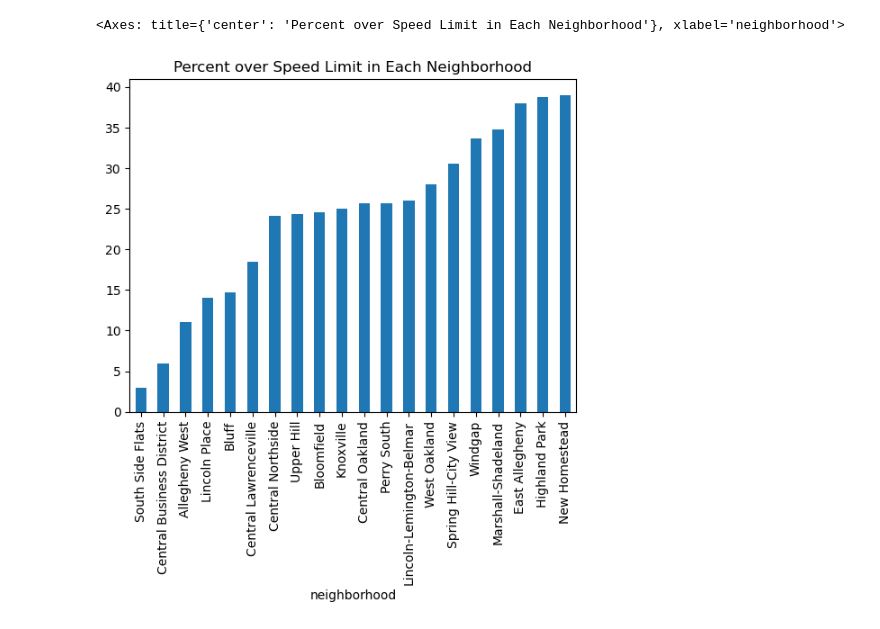
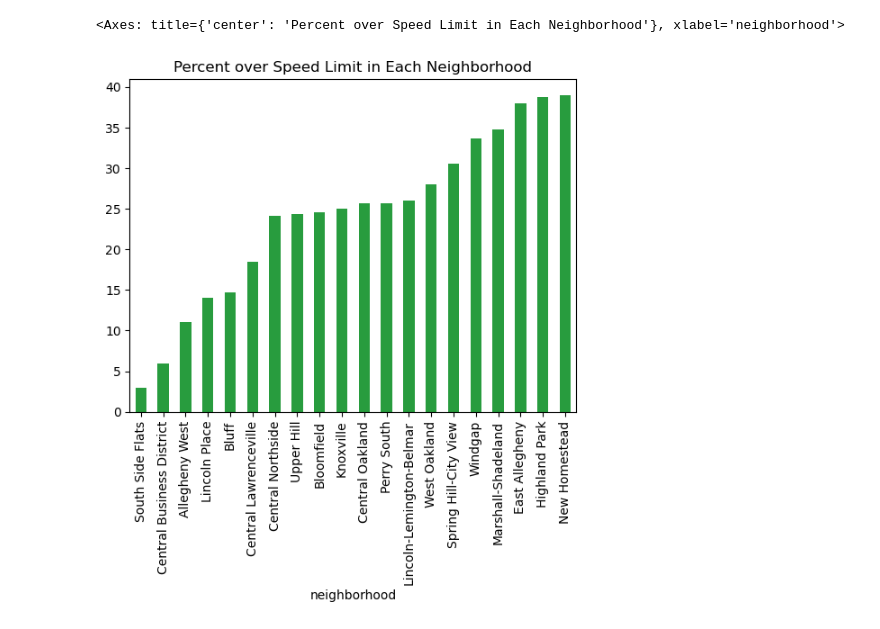
Before and after one commit to pollynaneva/finalneighborhoodproject, a Jupyter notebook: PollyData/Neighborhood.ipynb, the cells around one changed output. Saved outputs shown, nothing was run; the diff lists cells and outputs as text; code cells hidden in the pictures.

```diff
--- a/PollyData/Neighborhood.ipynb
+++ b/PollyData/Neighborhood.ipynb
@@ -1,13 +1,13 @@
 # %%
 import pandas as pd
 import numpy as np
 trafficData = pd.read_csv("Traffic.csv", index_col="_id")
 df = trafficData[["neighborhood", "percent_over_limit"]]
 df = df.dropna(subset=["percent_over_limit"])
 avg = df.groupby("neighborhood")["percent_over_limit"].mean()
 avg = avg.nsmallest(n=20)
-avg.plot(x='Neighborhoods', y='Percent over Speed Limit', kind='bar', title='Percent over Speed Limit in Each Neighborhood')
+avg.plot(x='Neighborhoods', y='Percent over Speed Limit', kind='bar', title='Percent over Speed Limit in Each Neighborhood', color='#289c3e')
 # %% [output]
 <Axes: title={'center': 'Percent over Speed Limit in Each Neighborhood'}, xlabel='neighborhood'>
-[figure, old version]
+[figure, new version]
 # %% [markdown]
```
Also changed, not shown: parts of 5 cells of this notebook, 1 other file.
